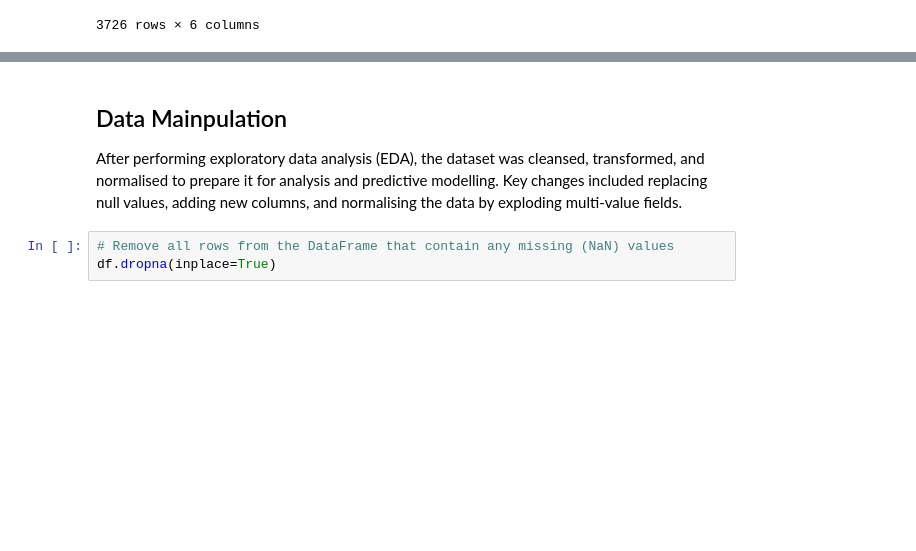
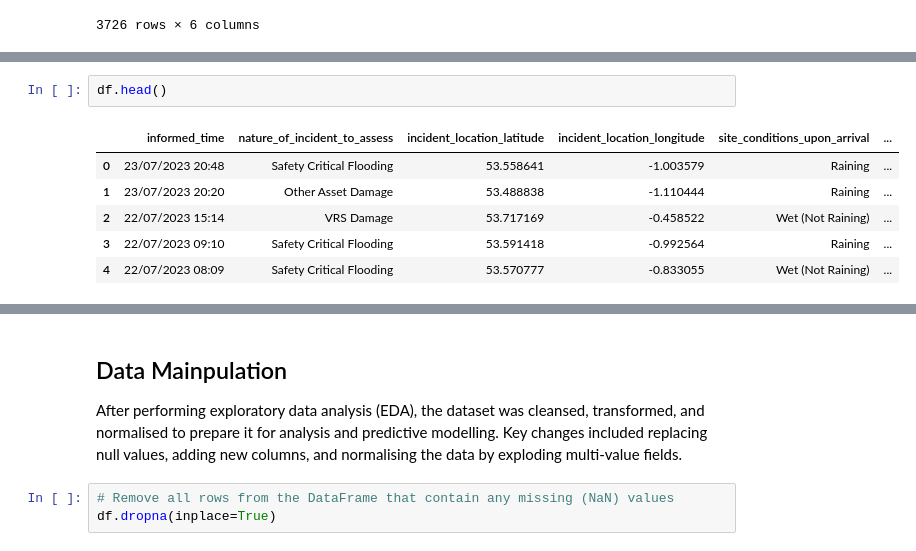
Before and after one commit to ItZ2LEO/Module6, a Jupyter notebook: Module 6 - Python Project.ipynb, the cells around one changed output, grey strips where cells are left out. Drawn from its saved outputs; the diff is of its cells as text; blank space fills up the shorter version.

```diff
--- a/Module 6 - Python Project.ipynb
+++ b/Module 6 - Python Project.ipynb
@@ -50,3 +60,12 @@ df.head(-10)
+# %%
+df.head()
+# %% [output]
+|  | informed_time | nature_of_incident_to_assess | incident_location_latitude | incident_location_longitude | site_conditions_upon_arrival | ... |
+| 0 | 23/07/2023 20:48 | Safety Critical Flooding | 53.558641 | -1.003579 | Raining | ... |
+| 1 | 23/07/2023 20:20 | Other Asset Damage | 53.488838 | -1.110444 | Raining | ... |
+| 2 | 22/07/2023 15:14 | VRS Damage | 53.717169 | -0.458522 | Wet (Not Raining) | ... |
+| 3 | 22/07/2023 09:10 | Safety Critical Flooding | 53.591418 | -0.992564 | Raining | ... |
+| 4 | 22/07/2023 08:09 | Safety Critical Flooding | 53.570777 | -0.833055 | Wet (Not Raining) | ... |
 # %%
 df.info()
 # %% [output]
```
Also changed, not shown: parts of 30 cells of this notebook.
